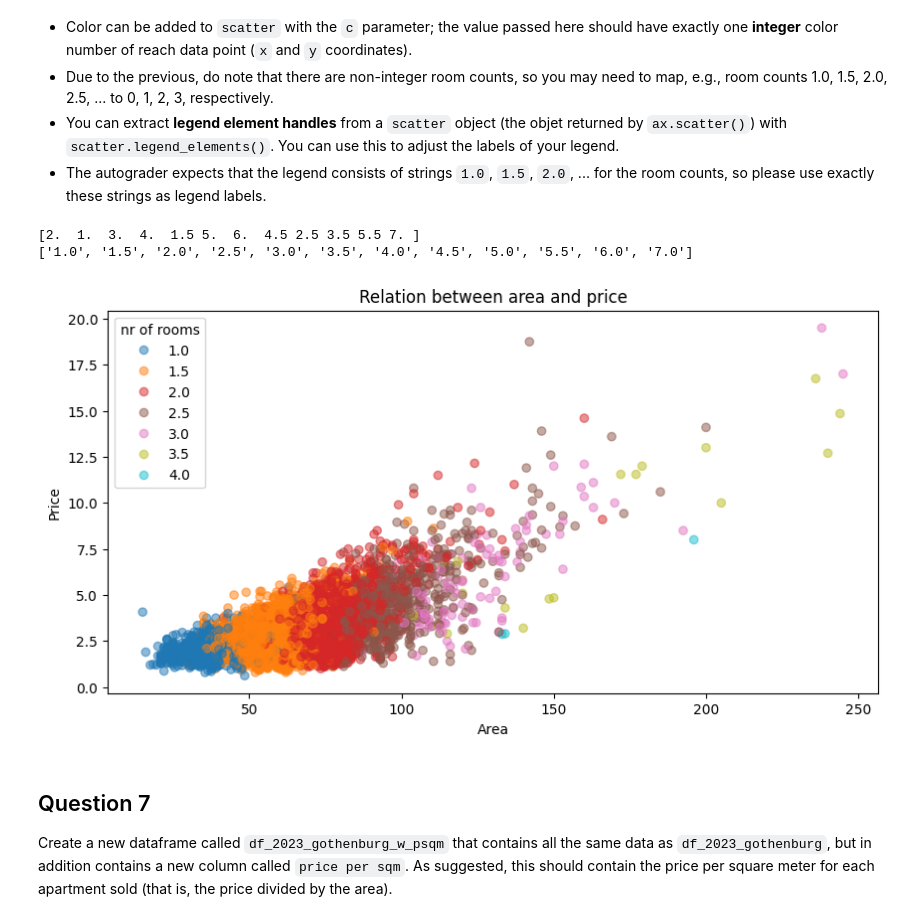
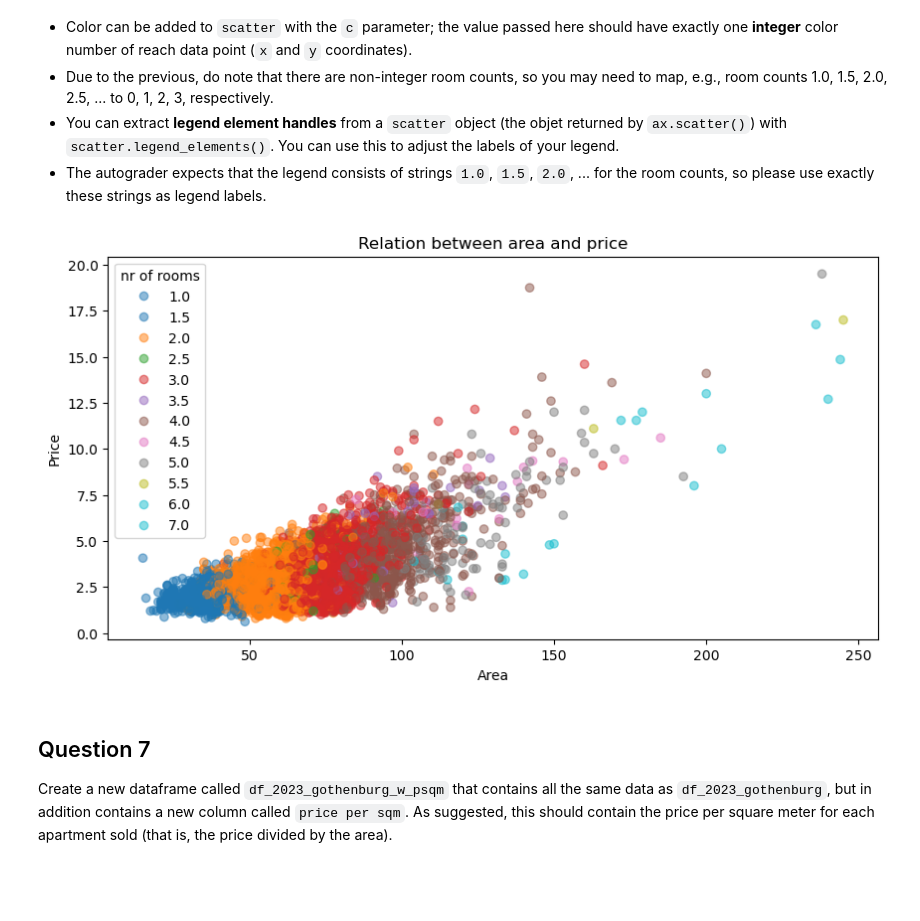
Before and after one commit to BoLaker/Data-Science-and-AI, a Jupyter notebook: assignment2_template.ipynb, the cells around one changed output. Drawn from its saved outputs; the diff is of its cells as text; code cells hidden in the pictures; blank space fills up the shorter version.

```diff
--- a/assignment2_template.ipynb
+++ b/assignment2_template.ipynb
@@ -294,27 +294,31 @@ Create a new axis object for your plot and call it `ax` again.
 # %%
 # Codegrade Tag Question6
 # Do *not* remove the tag above
 # Write your code below
 fig, ax = plt.subplots(figsize=(10,5))
-df_clean = df_2023.dropna(subset=["rooms"])
-scatter = ax.scatter( df_clean["area"],df_clean["price"]/1000000, alpha=0.5, c=df_clean["rooms"].astype(int), cmap="tab10")
+df_clean = df_2023.dropna(subset=["rooms"]).copy()
+
+unique_rooms = sorted(df_clean["rooms"].unique())
+room_to_id = {room: i for i,room in enumerate(unique_rooms)}
+color_ids = df_clean["rooms"].map(room_to_id)
+scatter = ax.scatter( df_clean["area"],df_clean["price"]/1000000, alpha=0.5, c=color_ids, cmap="tab10")
+
 handles, labels = scatter.legend_elements()
 
 
 fix_labels = [f"{float(r):.1f}" for r in sorted(df_clean["rooms"].unique())]
+
 ax.legend(handles, fix_labels, title="nr of rooms")
 
 ax.set_title("Relation between area and price")
 ax.set_xlabel("Area")
 ax.set_ylabel("Price")
 
 
 
 plt.show()
 # %% [output]
-[2.  1.  3.  4.  1.5 5.  6.  4.5 2.5 3.5 5.5 7. ]
-['1.0', '1.5', '2.0', '2.5', '3.0', '3.5', '4.0', '4.5', '5.0', '5.5', '6.0', '7.0']
-[figure, old version]
+[figure, new version]
 # %% [markdown]
 ## Question 7
 
```
Also changed, not shown: parts of 1 cell of this notebook.
